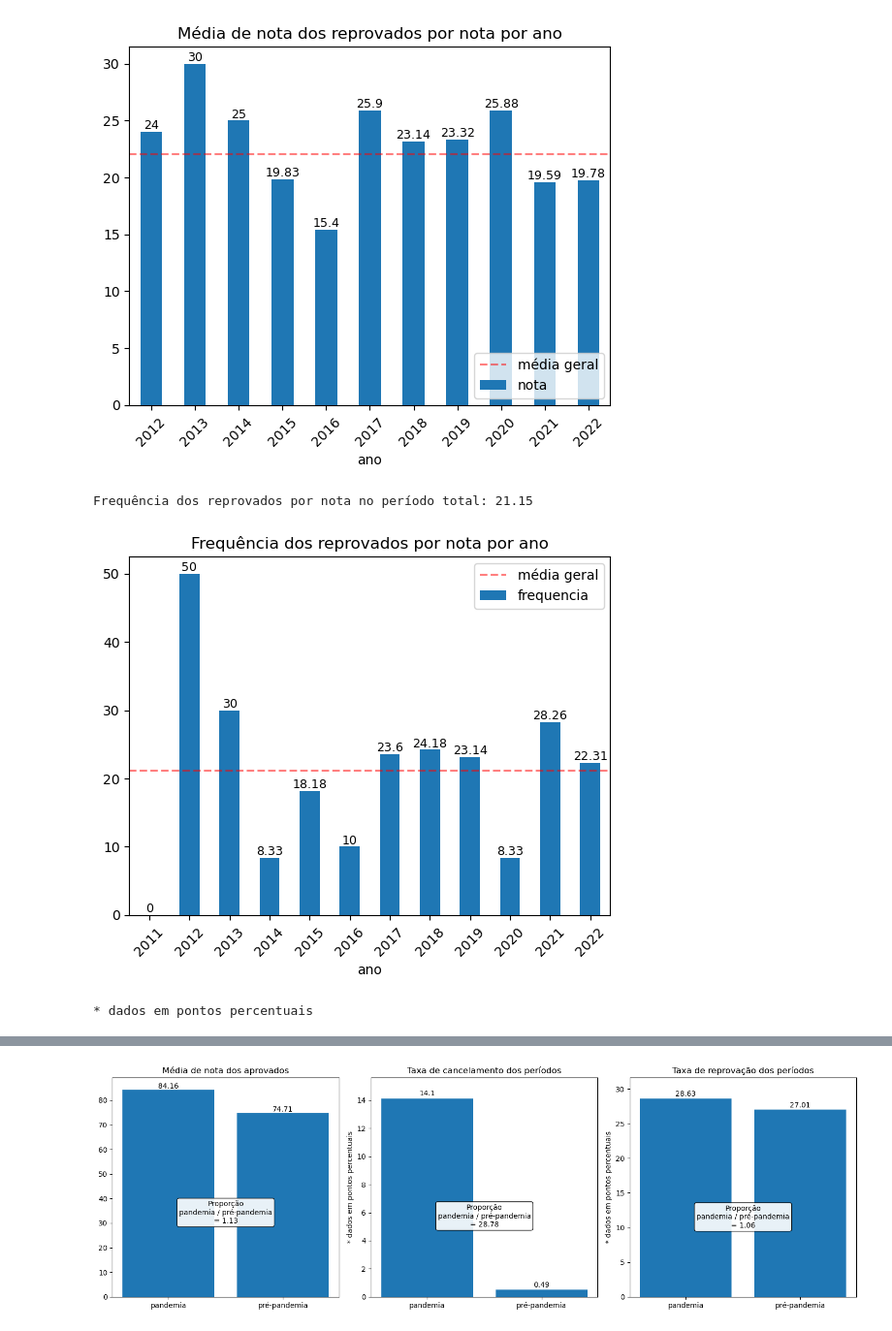
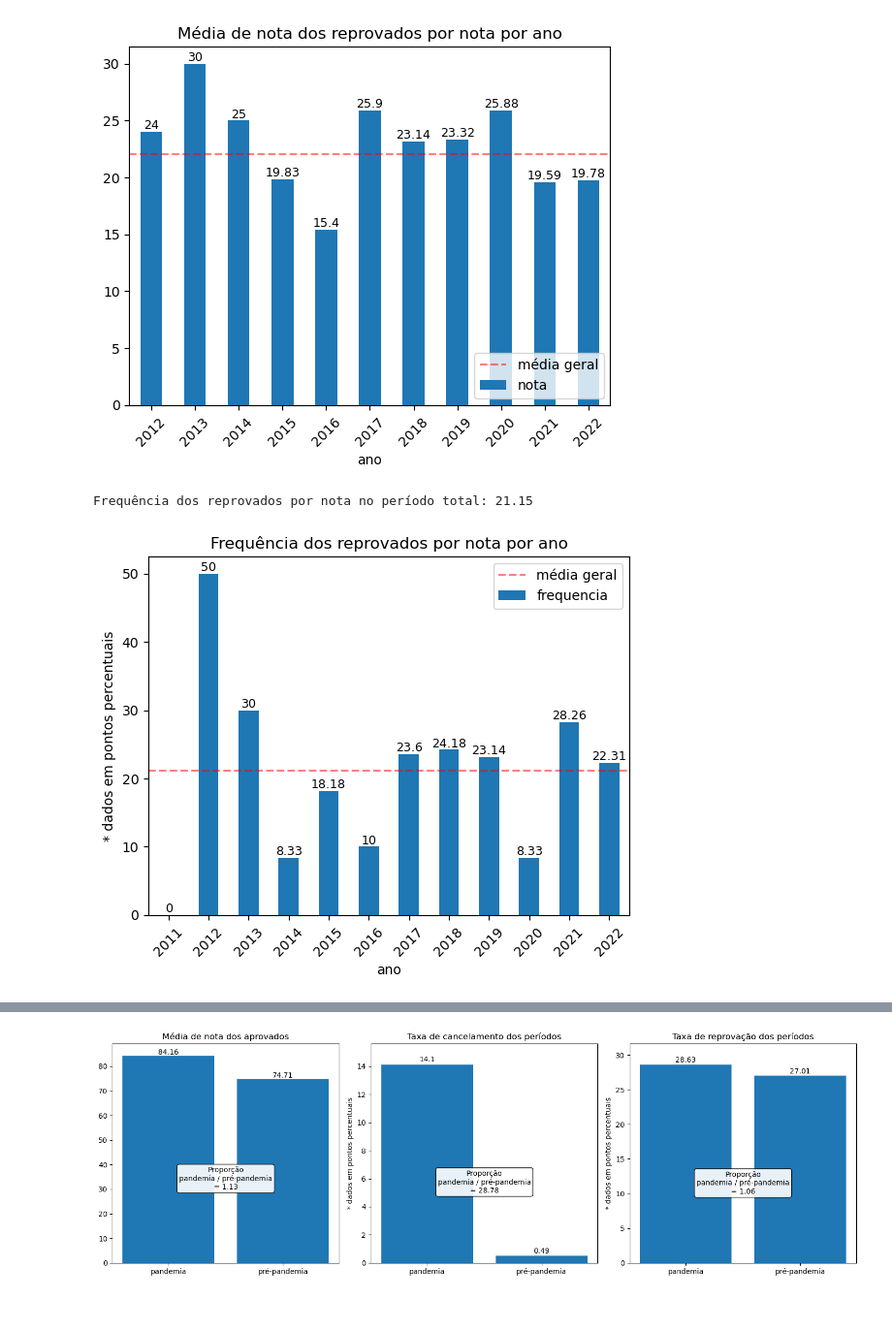
Before and after one commit to gab-berger/dsbd-pos, a Jupyter notebook: linguagem_programacao/python/trabalho1_analise_final.ipynb, the cells around one changed output, grey strips where cells are left out. Shown: that part at 97% size. Drawn from its saved outputs; the diff is of its cells as text; code cells hidden in the pictures.

Commit message:
[ALT] trabalho1 descricao de dados em pp

```diff
--- a/linguagem_programacao/python/trabalho1_analise_final.ipynb
+++ b/linguagem_programacao/python/trabalho1_analise_final.ipynb
@@ -49,7 +49,7 @@ rep_freq = df[df['status']=='R-freq']
 def fprc(numero):
     return "{:.2%}".format(numero)
 
-def gen_bar_graph(data:pd.Series,avg:float,title:str,leg_pos:str='lower right')->plt.show:
+def gen_bar_graph(data:pd.Series,avg:float,title:str,leg_pos:str='lower right',percentile:bool=False)->plt.show:
     gr12 = data.plot(kind='bar')
     gr12.bar_label(gr12.containers[0],size=9)
     plt.title(title)
@@ -62,6 +62,8 @@ def gen_bar_graph(data:pd.Series,avg:float,title:str,leg_pos:str='lower right')-
         )
     plt.legend(loc=leg_pos)
     plt.xticks(rotation=45)
+    if percentile:
+        plt.ylabel('* dados em pontos percentuais')
     plt.show()
 
 def comparing_periods(gp_ref: str, gp_comp: str, df: pd.DataFrame, aprovados: pd.DataFrame, com_pos:list, top_margin:list) -> None:
@@ -126,16 +128,14 @@ Média de nota dos reprovados por nota no período total: 22.04
 # %%
 # 3. Qual é a frequência dos reprovados por nota?
 r31 = round((df['rep_nota_int']*100).mean(),2)
 print('Frequência dos reprovados por nota no período total:',end=' ')
 print(r31)
 r32 = (df.groupby('ano')['rep_nota_int'].mean()*100).round(2)
 r32 = r32.rename("frequencia")
-gen_bar_graph(r32,r31,'Frequência dos reprovados por nota por ano','upper right')
-print('* dados em pontos percentuais')
+gen_bar_graph(r32,r31,'Frequência dos reprovados por nota por ano','upper right',percentile=True)
 # %% [output]
 Frequência dos reprovados por nota no período total: 21.15
-[figure, old version]
+[figure, new version]
-* dados em pontos percentuais
 # %%
 # 4. Qual a porcentagem de evasões (total e anual)?
 r41 = round((df['sit_evasao_int'].mean()*100),2)
```
Also changed, not shown: parts of 1 cell of this notebook.
